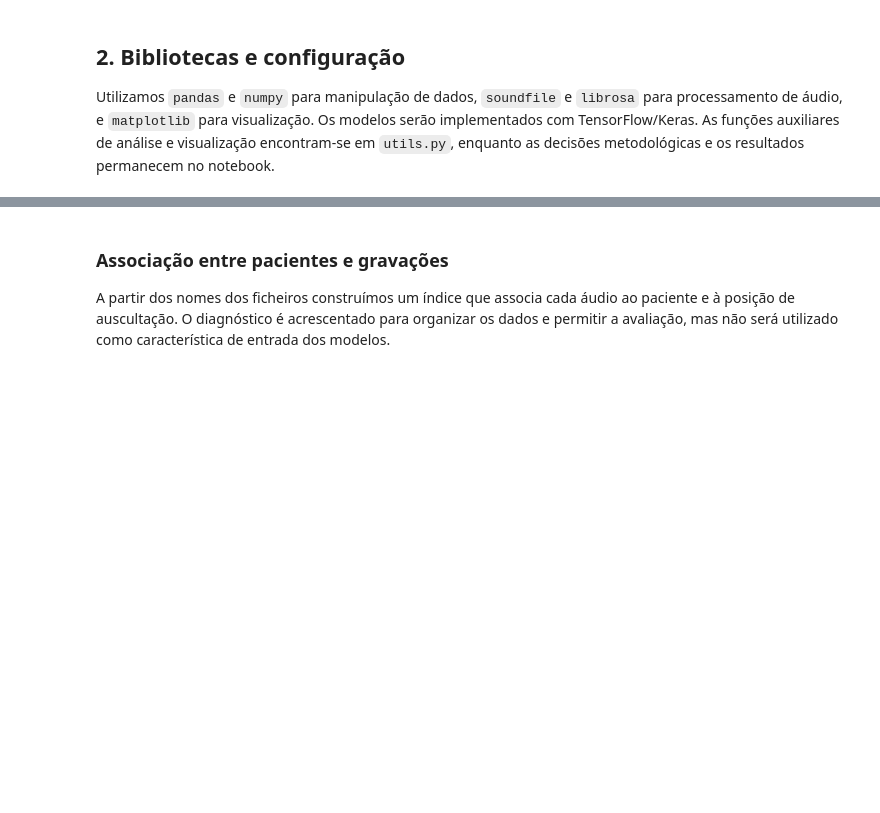
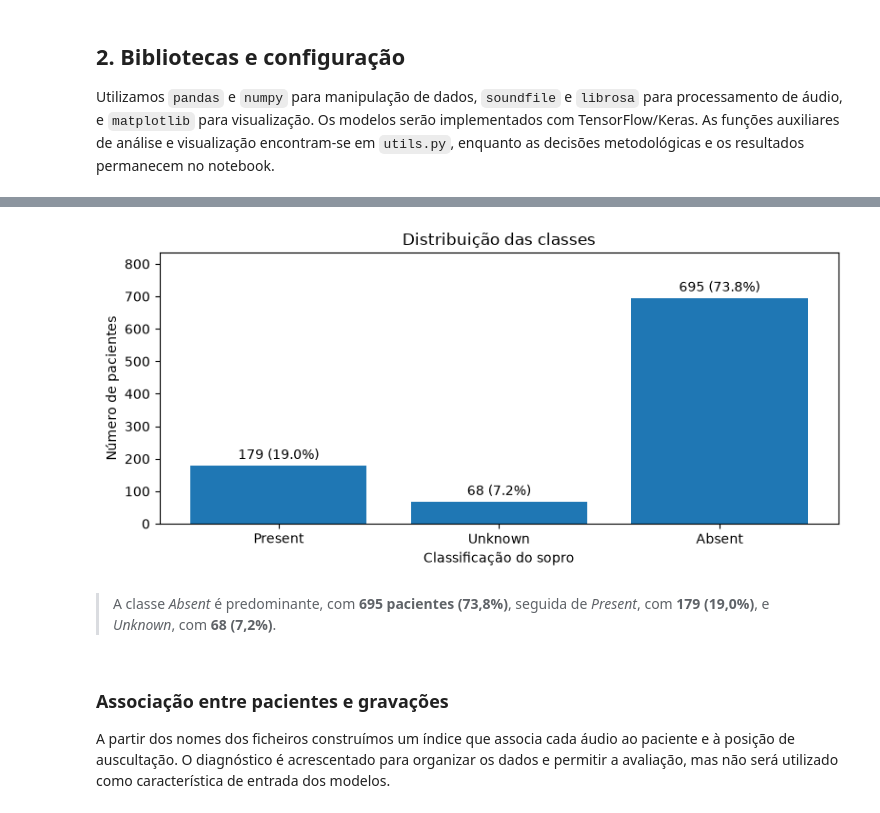
Before and after one commit to afonsogsdantos/Heart-Murmur-Classification, a Jupyter notebook: Heart_Murmur_Classification.ipynb, the cells around one changed output, grey strips where cells are left out. Drawn from its saved outputs; the diff is of its cells as text; code cells hidden in the pictures; blank space fills up the shorter version.

```diff
--- a/Heart_Murmur_Classification.ipynb
+++ b/Heart_Murmur_Classification.ipynb
@@ -90,3 +88,9 @@ Pacientes: 942
+# %%
+plot_class_distribution(patients)
+# %% [output]
+[figure, added]
+# %% [markdown]
+> A classe *Absent* é predominante, com **695 pacientes (73,8%)**, seguida de *Present*, com **179 (19,0%)**, e *Unknown*, com **68 (7,2%)**.
 # %% [markdown]
 ### Associação entre pacientes e gravações
 
```
Also changed, not shown: parts of 49 cells of this notebook, 1 other file.
